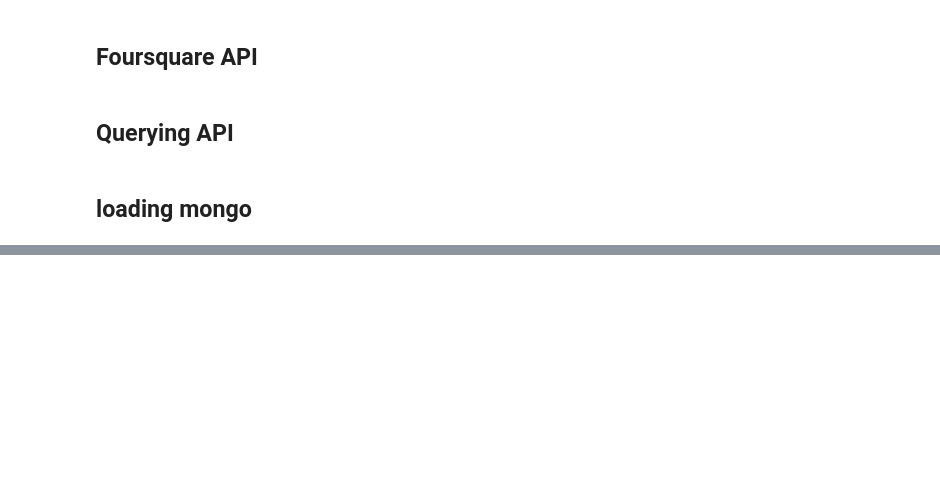
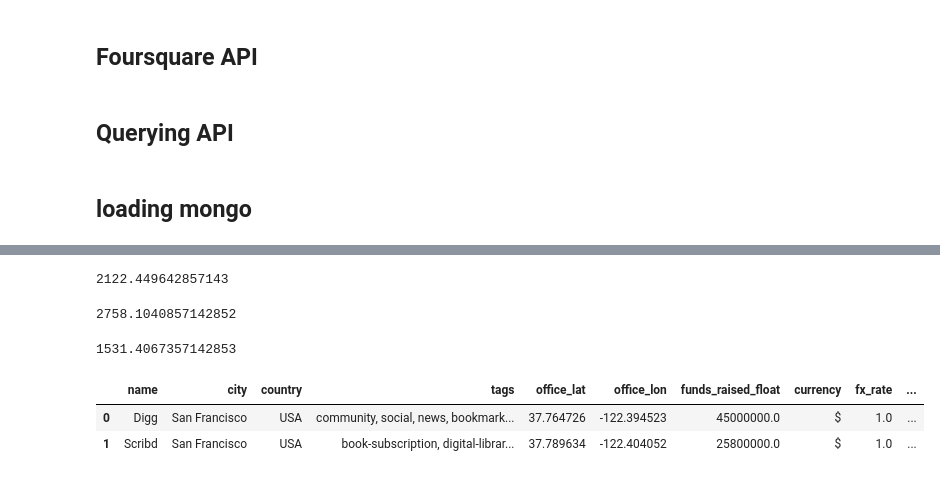
Before and after one commit to nb3110/Project_3_geospatial_analysis_blasi, a Jupyter notebook: notebook.ipynb, the cells around one changed output, grey strips where cells are left out. Cells and saved outputs as stored; diff of their text form; code cells hidden in the pictures; blank space fills up the shorter version.

```diff
--- a/notebook.ipynb
+++ b/notebook.ipynb
@@ -200,9 +171,6 @@ comp_df
 | 3906 | 52cdef7f4bab8bd67529c6f6 | Adhunk | Bikaner | IND | $0 | adhunk, advertiseing, adhunk-publ... | NaN | NaN | 0.0 | ... |
 3907 rows × 10 columns
 # %%
-
-
-
 ccy = pd.DataFrame({
 "sym" : ['$', '€', '£', '¥'],
 "fx_rate" : [1,1.07,1.21,0.0076]
@@ -212,10 +180,9 @@ ccy = pd.DataFrame({
 comp_df = comp_df.merge(ccy,how="left", left_on="currency", right_on="sym")
 
 comp_df["funds_raised_usd"] = comp_df["funds_raised_float"]*comp_df["fx_rate"] # USD equivalent of funds raised
-
-
 comp_df["desing_tag"] = comp_df["tags"].apply(lambda x: "design" in x) # design tag boolean
 comp_df["gaming_tag"] = comp_df["tags"].apply(lambda x: "gaming" in x) # gaming tag boolean
+comp_df["funding_tag"] = comp_df["funds_raised_usd"].apply(lambda x: x>1000000) # funding 1M tag
 # %%
 comp_df.drop(["funds_raised","sym","id"],axis=1,inplace=True) # dropping unnecesary columns
 comp_df = comp_df[~comp_df["office_lat"].isna()] # filtering for offices with coordinates
@@ -425,0 +574,3 @@ db["ny_places"].insert_many(file_data)
+# %%
+comp_df_top3 = comp_df[comp_df["city"].isin(["San Francisco","London","New York"])] #filter top 3
+comp_df_top3["coord"] =  list(zip(comp_df_top3['office_lat'], comp_df_top3['office_lon'])) #create coord field to calc distance
@@ -425,0 +679,12 @@ db["ny_places"].insert_many(file_data)
+# %%
+london_cat_score["score"].sum() + comp_score(comp_df_london)["score"].sum()
+# %% [output]
+2122.449642857143
+# %%
+sf_cat_score["score"].sum() + comp_score(comp_df_sf)["score"].sum()
+# %% [output]
+2758.1040857142852
+# %%
+ny_cat_score["score"].sum() + comp_score(comp_df_ny)["score"].sum()
+# %% [output]
+1531.4067357142853
@@ -425,0 +693,6 @@ db["ny_places"].insert_many(file_data)
+# %%
+comp_df_top3["category_name"] = comp_df_top3["category_name"]
+# %% [output]
+|  | name | city | country | tags | office_lat | office_lon | funds_raised_float | currency | fx_rate | ... |
+| 0 | Digg | San Francisco | USA | community, social, news, bookmark... | 37.764726 | -122.394523 | 45000000.0 | $ | 1.0 | ... |
+| 1 | Scribd | San Francisco | USA | book-subscription, digital-librar... | 37.789634 | -122.404052 | 25800000.0 | $ | 1.0 | ... |
```
Also changed, not shown: parts of 47 cells of this notebook.
